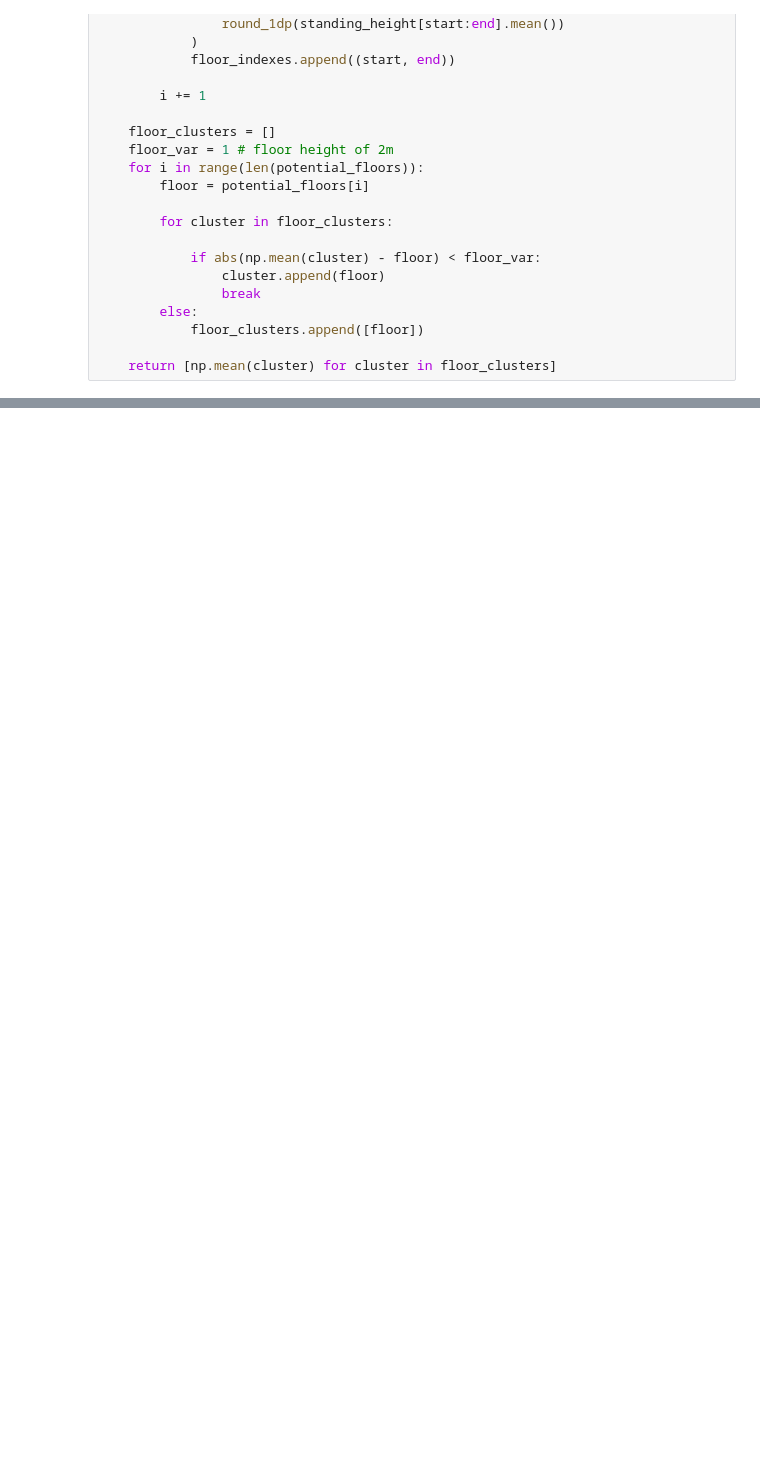
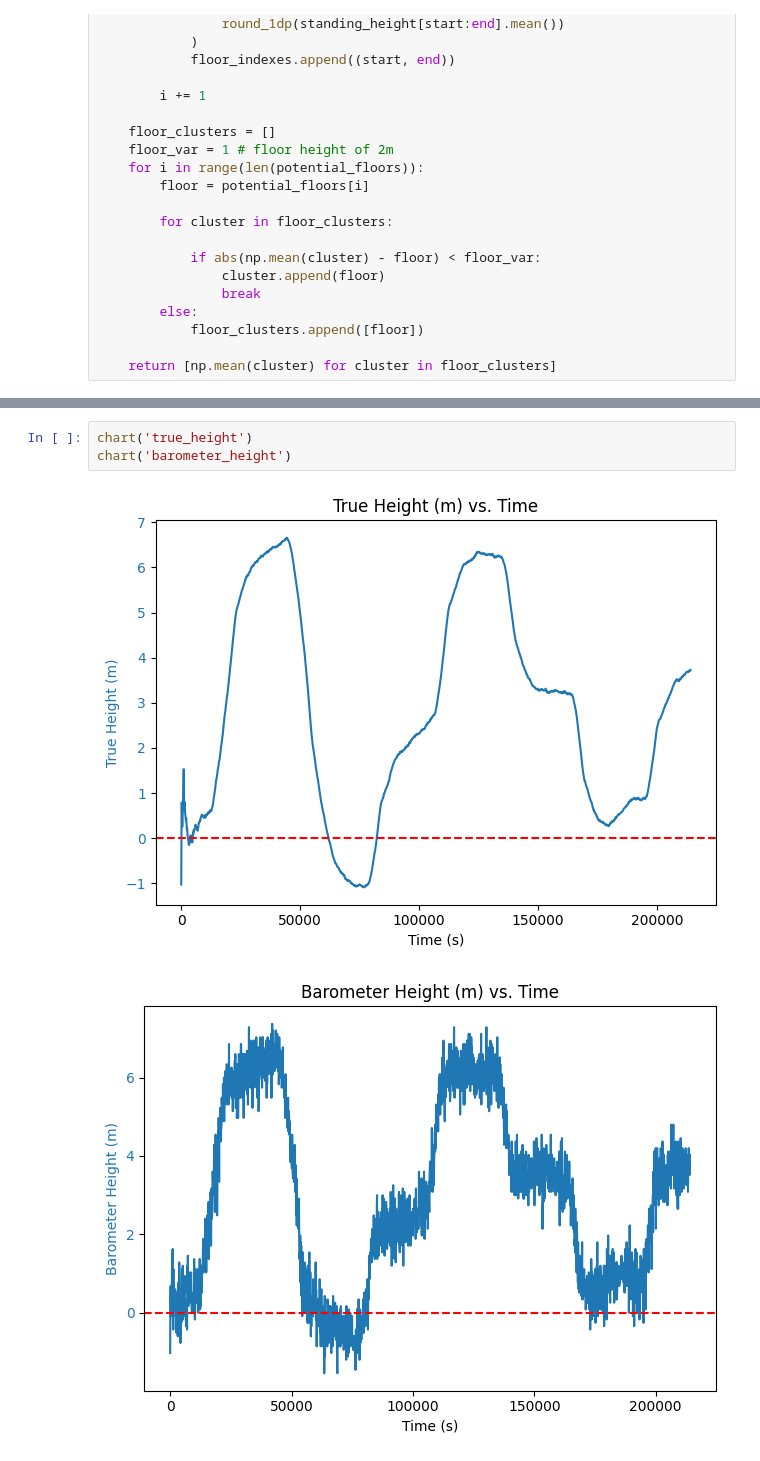
Before and after one commit to OGreenwood672/pr_kalman, a Jupyter notebook: analysis.ipynb, the cells around one changed output, grey strips where cells are left out. Saved outputs shown, nothing was run; the diff lists cells and outputs as text; blank space fills up the shorter version.

```diff
--- a/analysis.ipynb
+++ b/analysis.ipynb
@@ -527,3 +690,9 @@ def chart(col1, col2=None):
     fig.tight_layout()
 
     plt.show()
+# %%
+chart('true_height')
+chart('barometer_height')
+# %% [output]
+[figure, added]
+[figure, added]
```
Also changed, not shown: parts of 13 cells of this notebook, 11 other files.
